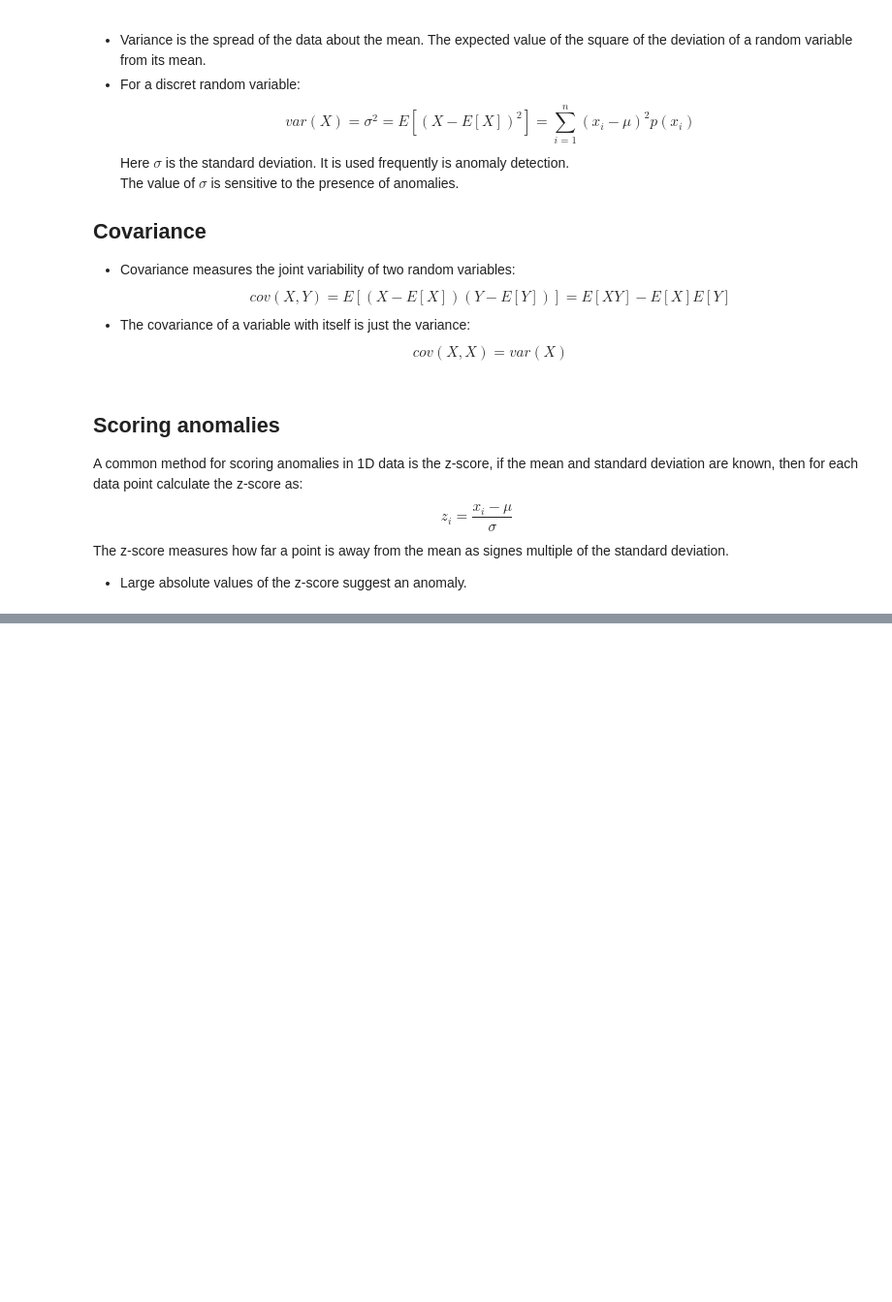
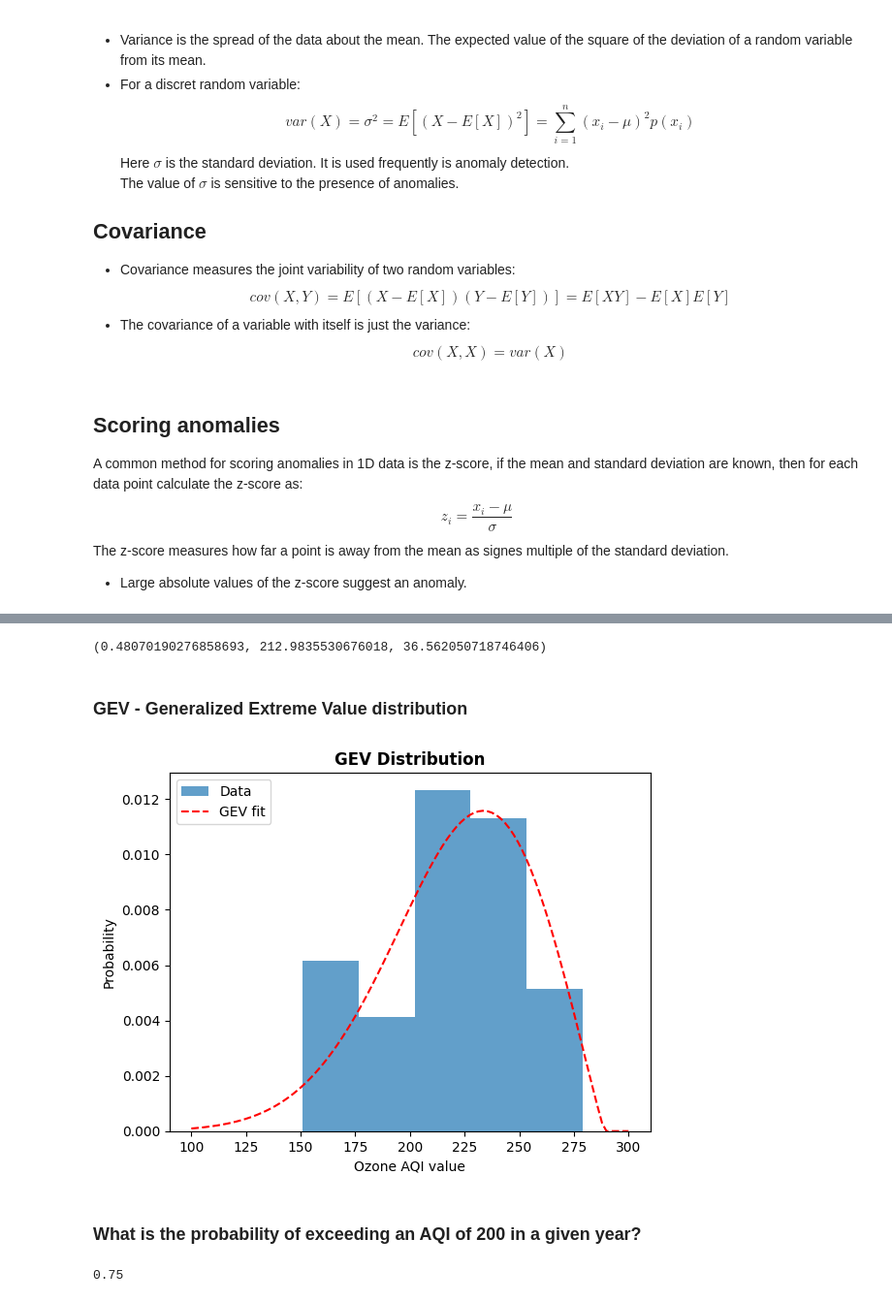
Before and after one commit to MKastek/time-series-notes, a Jupyter notebook: anomaly_detection.ipynb, the cells around one changed output, grey strips where cells are left out. Shown at 97% size. Cells and saved outputs as stored; diff of their text form; code cells hidden in the pictures; blank space fills up the shorter version.

```diff
--- a/anomaly_detection.ipynb
+++ b/anomaly_detection.ipynb
@@ -90,0 +159,5 @@ The z-score measures how far a point is away from the mean as signes multiple of
+# %%
+ozone_aqi = pd.read_csv('/content/drive/MyDrive/Colab Notebooks/aqidailyozone.csv',
+                        index_col=0,
+                        parse_dates=True)
+ozone_aqi
@@ -90,0 +179,4 @@ The z-score measures how far a point is away from the mean as signes multiple of
+# %%
+year_grouper = pd.Grouper(freq='A')
+ams = ozone_aqi.groupby(year_grouper).max();
+ams
@@ -90,0 +202,27 @@ The z-score measures how far a point is away from the mean as signes multiple of
+# %%
+fit = ss.genextreme.fit(ams)
+print(fit)
+# %% [output]
+(0.48070190276858693, 212.9835530676018, 36.562050718746406)
+# %% [markdown]
+### GEV - Generalized Extreme Value distribution
+# %%
+x = np.linspace(100, 300, 100)
+
+plt.hist(ams.iloc[:,0], bins=5, density=True, alpha=0.7, label='Data')
+plt.plot(x,ss.genextreme.pdf(x, fit[0], fit[1], fit[2]), 'r--',
+         label='GEV fit')
+plt.title('GEV Distribution', fontweight='bold')
+plt.xlabel('Ozone AQI value')
+plt.ylabel('Probability')
+plt.legend(loc='upper left')
+plt.show()
+# %% [output]
+[figure, added]
+# %% [markdown]
+### What is the probability of exceeding an AQI of 200 in a given year?
+# %%
+prob_over_200 = (1.0 - ss.genextreme.cdf(200, fit[0], fit[1], fit[2]))
+print('{:.2f}'.format(prob_over_200))
+# %% [output]
+0.75
```
Also changed, not shown: parts of 45 cells of this notebook.
